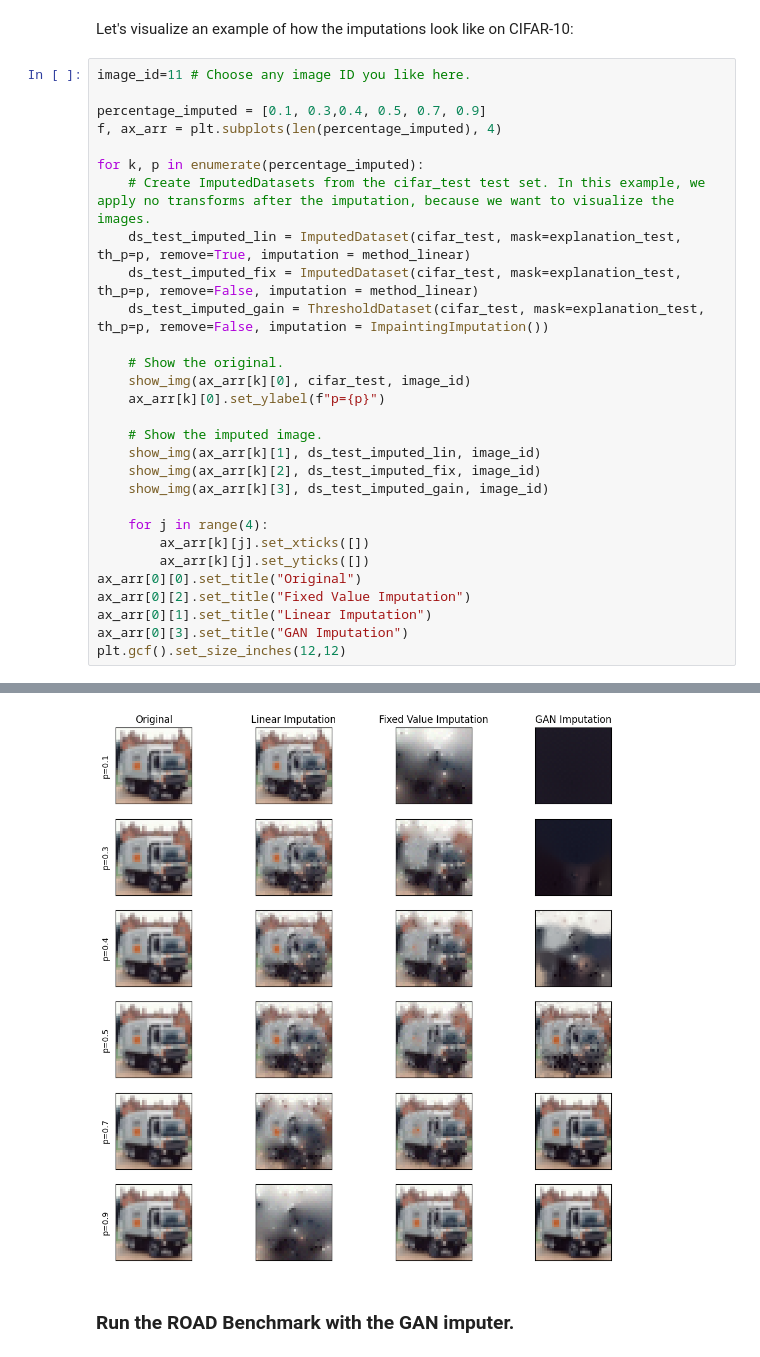
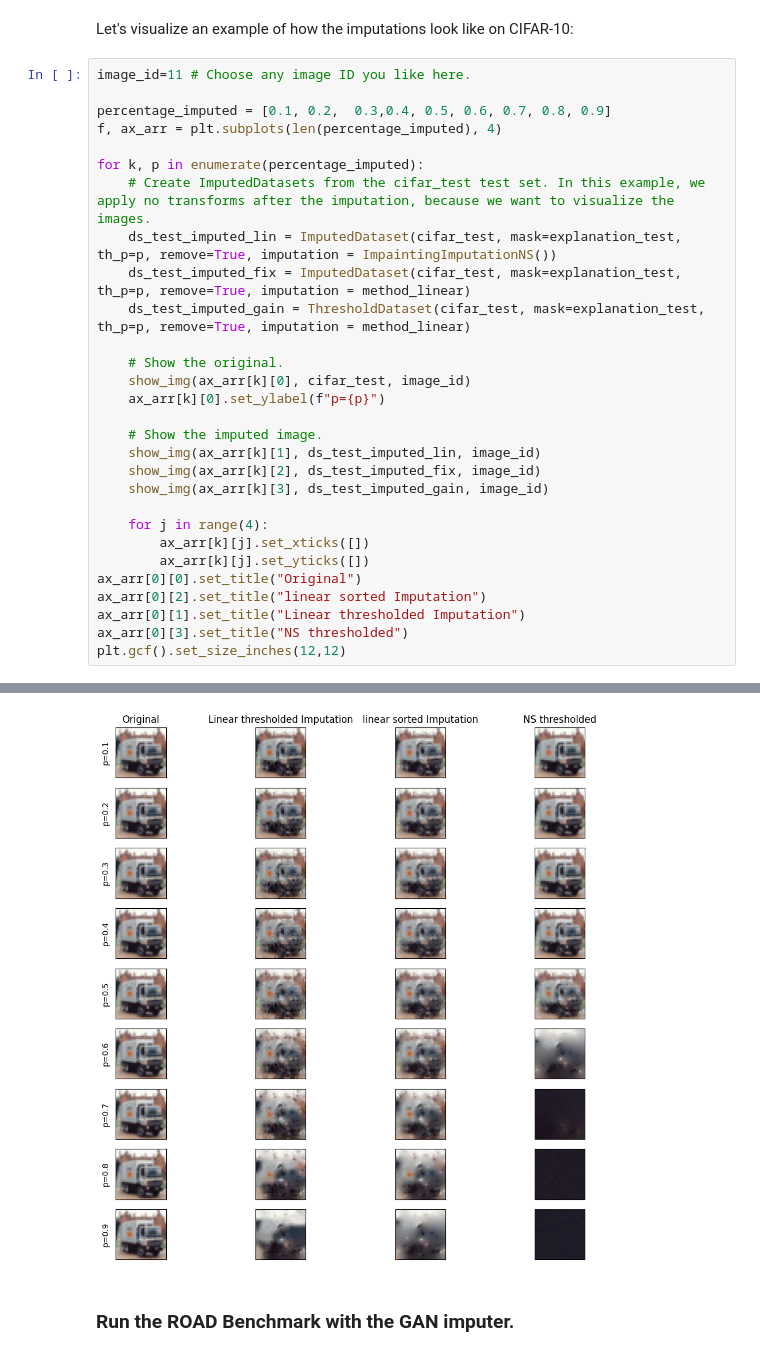
Before and after one commit to Mak-Ta-Reque/road_imputation, a Jupyter notebook: RoadBenchmarkDemo.ipynb, the cells around one changed output, grey strips where cells are left out. Saved outputs shown, nothing was run; the diff lists cells and outputs as text.

Commit message:
impainting method works

```diff
--- a/RoadBenchmarkDemo.ipynb
+++ b/RoadBenchmarkDemo.ipynb
@@ -210,14 +205,14 @@ Let's visualize an example of how the imputations look like on CIFAR-10:
 # %%
 image_id=11 # Choose any image ID you like here.
 
-percentage_imputed = [0.1, 0.3,0.4, 0.5, 0.7, 0.9]
+percentage_imputed = [0.1, 0.2,  0.3,0.4, 0.5, 0.6, 0.7, 0.8, 0.9]
 f, ax_arr = plt.subplots(len(percentage_imputed), 4)
 
 for k, p in enumerate(percentage_imputed):
     # Create ImputedDatasets from the cifar_test test set. In this example, we apply no transforms after the imputation, because we want to visualize the images.
-    ds_test_imputed_lin = ImputedDataset(cifar_test, mask=explanation_test, th_p=p, remove=True, imputation = method_linear)
-    ds_test_imputed_fix = ImputedDataset(cifar_test, mask=explanation_test, th_p=p, remove=False, imputation = method_linear)
-    ds_test_imputed_gain = ThresholdDataset(cifar_test, mask=explanation_test, th_p=p, remove=False, imputation = ImpaintingImputation())
+    ds_test_imputed_lin = ImputedDataset(cifar_test, mask=explanation_test, th_p=p, remove=True, imputation = ImpaintingImputationNS())
+    ds_test_imputed_fix = ImputedDataset(cifar_test, mask=explanation_test, th_p=p, remove=True, imputation = method_linear)
+    ds_test_imputed_gain = ThresholdDataset(cifar_test, mask=explanation_test, th_p=p, remove=True, imputation = method_linear)
 
     # Show the original.
     show_img(ax_arr[k][0], cifar_test, image_id)
@@ -232,9 +227,9 @@ for k, p in enumerate(percentage_imputed):
         ax_arr[k][j].set_xticks([])
         ax_arr[k][j].set_yticks([])
 ax_arr[0][0].set_title("Original")
-ax_arr[0][2].set_title("Fixed Value Imputation")
-ax_arr[0][1].set_title("Linear Imputation")
-ax_arr[0][3].set_title("GAN Imputation")
+ax_arr[0][2].set_title("linear sorted Imputation")
+ax_arr[0][1].set_title("Linear thresholded Imputation")
+ax_arr[0][3].set_title("NS thresholded")
 plt.gcf().set_size_inches(12,12)
 # %% [output]
 Clipping input data to the valid range for imshow with RGB data ([0..1] for floats or [0..255] for integers).
@@ -247,4 +238,4 @@ Clipping input data to the valid range for imshow with RGB data ([0..1] for floa
-[figure, old version]
+[figure, new version]
 # %% [markdown]
 ### Run the ROAD Benchmark with the GAN imputer.
 # %% [markdown]
```
Also changed, not shown: parts of 7 cells of this notebook, 3 other files.
